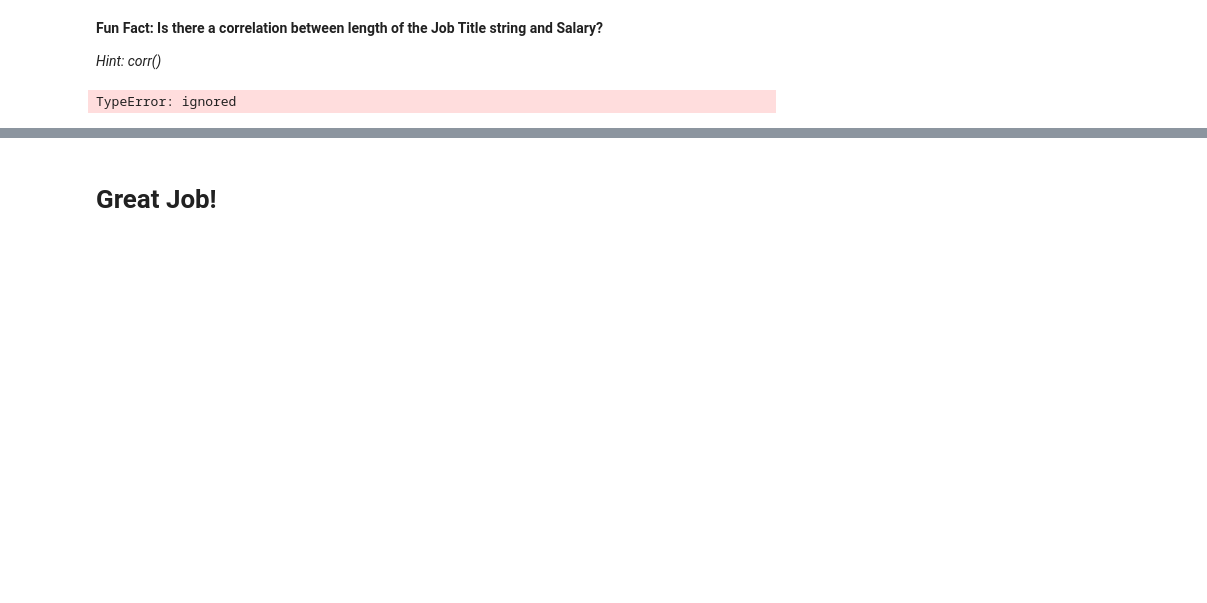
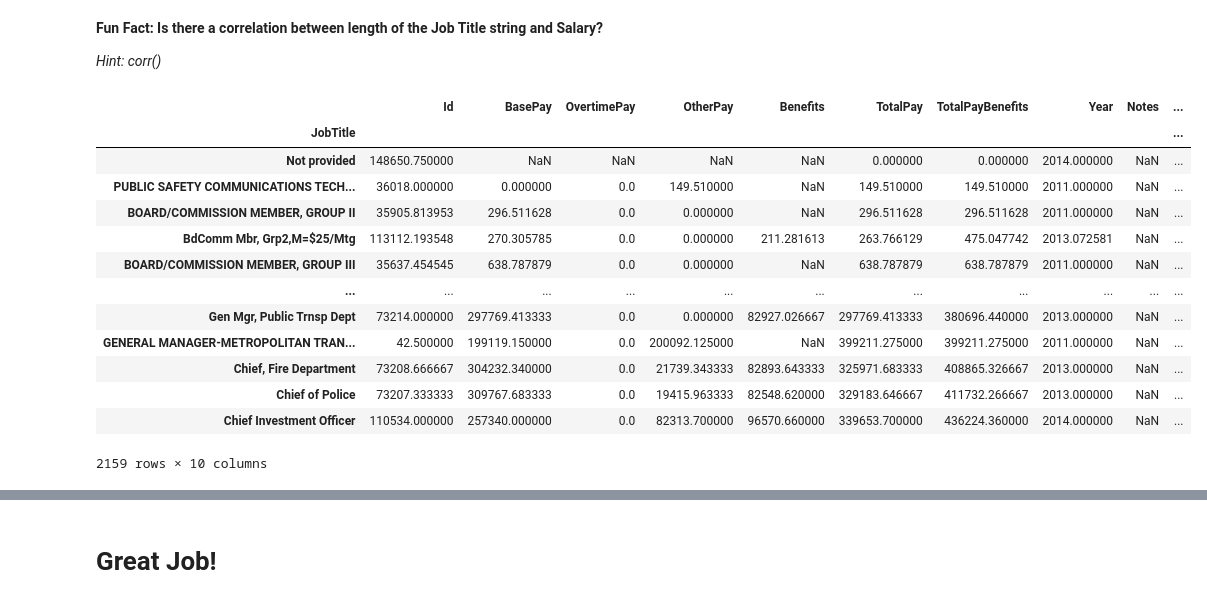
Before and after one commit to tranquyenbk173/DevC_assignment, a Jupyter notebook: Week2_Assignment_2.ipynb, the cells around one changed output, grey strips where cells are left out. Cells and saved outputs as stored; diff of their text form; code cells hidden in the pictures; blank space fills up the shorter version.

```diff
--- a/Week2_Assignment_2.ipynb
+++ b/Week2_Assignment_2.ipynb
@@ -318,6 +318,20 @@ sns.barplot(y = topOvertimePay.index, x = 'OvertimePay', data = topOvertimePay)
 *Hint: corr()*
 # %%
 # Your Code Here
-sal2 = sal.groupby('JobTitle').mean().sort_values(by=['TotalPayBenefits'])['TotalPayBenefits', sal['JobTitle'].str.len('JobTitle')]
+sal2 = sal.groupby('JobTitle').mean().sort_values(by=['TotalPayBenefits'])
+sal2
 # %% [output]
+|  | Id | BasePay | OvertimePay | OtherPay | Benefits | TotalPay | TotalPayBenefits | Year | Notes | ... |
+| JobTitle |  |  |  |  |  |  |  |  |  | ... |
+| Not provided | 148650.750000 | NaN | NaN | NaN | NaN | 0.000000 | 0.000000 | 2014.000000 | NaN | ... |
+| PUBLIC SAFETY COMMUNICATIONS TECH... | 36018.000000 | 0.000000 | 0.0 | 149.510000 | NaN | 149.510000 | 149.510000 | 2011.000000 | NaN | ... |
+| BOARD/COMMISSION MEMBER, GROUP II | 35905.813953 | 296.511628 | 0.0 | 0.000000 | NaN | 296.511628 | 296.511628 | 2011.000000 | NaN | ... |
+| BdComm Mbr, Grp2,M=$25/Mtg | 113112.193548 | 270.305785 | 0.0 | 0.000000 | 211.281613 | 263.766129 | 475.047742 | 2013.072581 | NaN | ... |
+| BOARD/COMMISSION MEMBER, GROUP III | 35637.454545 | 638.787879 | 0.0 | 0.000000 | NaN | 638.787879 | 638.787879 | 2011.000000 | NaN | ... |
+| ... | ... | ... | ... | ... | ... | ... | ... | ... | ... | ... |
+| Gen Mgr, Public Trnsp Dept | 73214.000000 | 297769.413333 | 0.0 | 0.000000 | 82927.026667 | 297769.413333 | 380696.440000 | 2013.000000 | NaN | ... |
+| GENERAL MANAGER-METROPOLITAN TRAN... | 42.500000 | 199119.150000 | 0.0 | 200092.125000 | NaN | 399211.275000 | 399211.275000 | 2011.000000 | NaN | ... |
+| Chief, Fire Department | 73208.666667 | 304232.340000 | 0.0 | 21739.343333 | 82893.643333 | 325971.683333 | 408865.326667 | 2013.000000 | NaN | ... |
+| Chief of Police | 73207.333333 | 309767.683333 | 0.0 | 19415.963333 | 82548.620000 | 329183.646667 | 411732.266667 | 2013.000000 | NaN | ... |
+| Chief Investment Officer | 110534.000000 | 257340.000000 | 0.0 | 82313.700000 | 96570.660000 | 339653.700000 | 436224.360000 | 2014.000000 | NaN | ... |
-TypeError: ignored
+2159 rows × 10 columns
```
Also changed, not shown: parts of 3 cells of this notebook.
